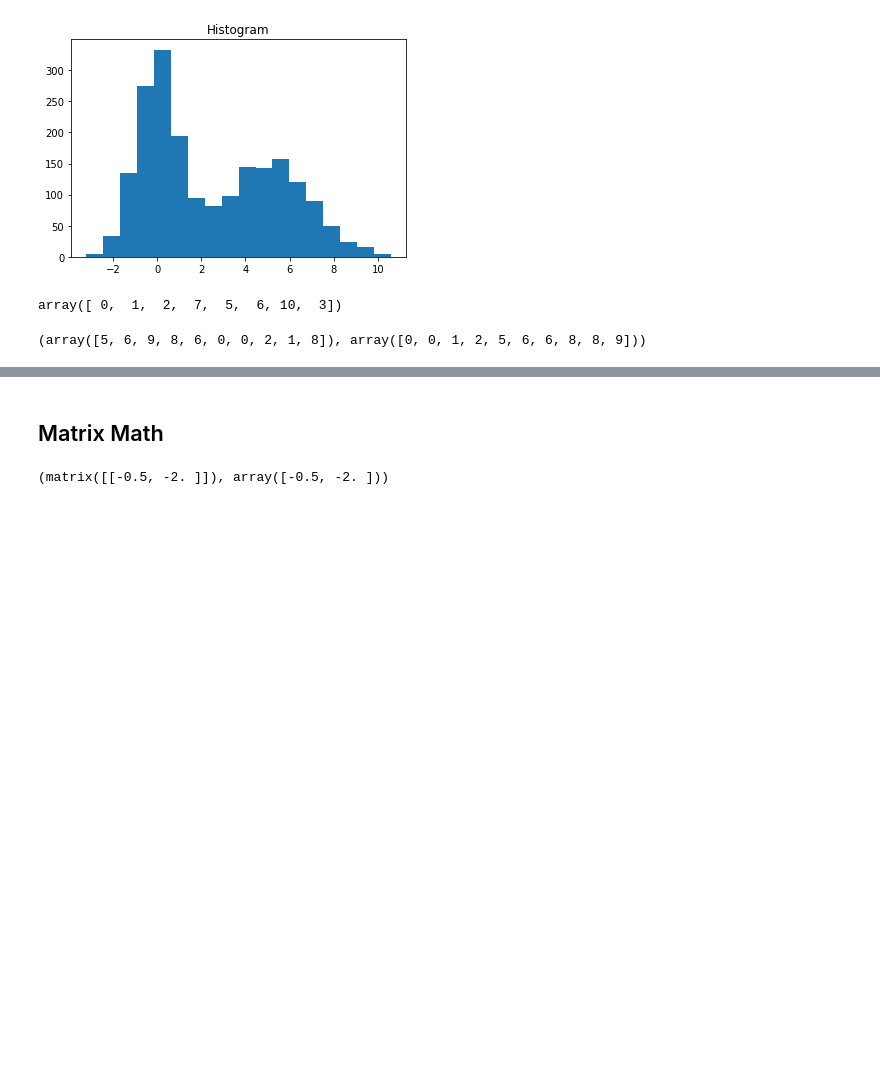
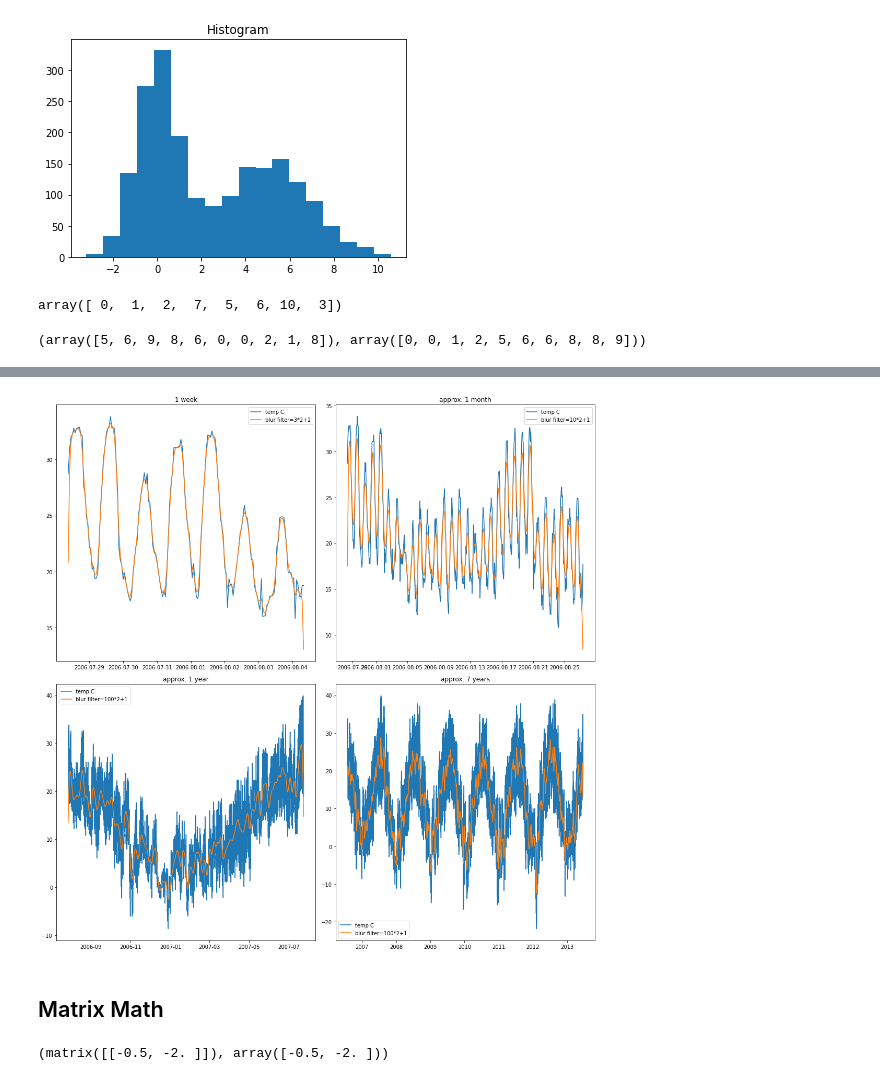
Before and after one commit to fireofearth/document, a Jupyter notebook: python/doc.numpy.ipynb, the cells around one changed output, grey strips where cells are left out. Drawn from its saved outputs; the diff is of its cells as text; code cells hidden in the pictures; blank space fills up the shorter version.

```diff
--- a/python/doc.numpy.ipynb
+++ b/python/doc.numpy.ipynb
@@ -1667,3 +1795,77 @@ ax.plot(f(moving_average(a, n=10), 9))
+# %%
+# read CSV of weather history. See doc.kaggle.ipynb on how to download CSV
+weather_csvfile = "../data/weatherHistory.csv"
+weather_df = pd.read_csv(weather_csvfile)
+weather_df["Formatted Date"] = pd.to_datetime(weather_df["Formatted Date"])
+weather_df.sort_values(by=["Formatted Date"], inplace=True)
+# %%
+# Gaussian blur convolution on weather dataset under different filter parameters.
+
+def kernel_gaussian(N, M, *params):
+    x = np.linspace(-M, M, 2*N + 1)
+    z = scipy.stats.norm.pdf(x, loc=0, scale=1)
+    return z / np.sum(z)
+
+def apply_kernel_1d(x, kernel, *params):
+    z = kernel(*params)
+    y = np.convolve(x, z, mode='full')
+    l = len(z)
+    N = (l - 1 if l % 2 == 1 else l) // 2
+    return y[N:-N], z
+
+flights = sns.load_dataset("flights")
+passengers = flights["passengers"]
+y1, z1 = apply_kernel_1d(passengers, kernel_gaussian, 2, 3)
+y2, z2 = apply_kernel_1d(passengers, kernel_gaussian, 4, 3)
+y3, z3 = apply_kernel_1d(passengers, kernel_gaussian, 8, 3)
+
+N = 5000
+
+fig = plt.figure(figsize=(15, 15))
+ax = fig.add_subplot(221)
+
+_slice = slice(N, N + 7*24)
+datetime = weather_df["Formatted Date"][_slice]
+temperature = weather_df["Temperature (C)"][_slice]
+y1, _ = apply_kernel_1d(temperature, kernel_gaussian, 3, 3)
+ax.plot(datetime, temperature, label="temp C")
+ax.plot(datetime, y1, label="blur filter=3*2+1")
+ax.legend()
+ax.set_title("1 week")
+
+ax = fig.add_subplot(222)
+_slice = slice(N, N + 30*24)
+datetime = weather_df["Formatted Date"][_slice]
+temperature = weather_df["Temperature (C)"][_slice]
+y1, _ = apply_kernel_1d(temperature, kernel_gaussian, 10, 3)
+ax.plot(datetime, temperature, label="temp C")
+ax.plot(datetime, y1, label="blur filter=10*2+1")
+ax.legend()
+ax.set_title("approx. 1 month")
+
+ax = fig.add_subplot(223)
+_slice = slice(N, N + 12*30*24)
+datetime = weather_df["Formatted Date"][_slice]
+temperature = weather_df["Temperature (C)"][_slice]
+y1, _ = apply_kernel_1d(temperature, kernel_gaussian, 100, 3)
+ax.plot(datetime, temperature, label="temp C")
+ax.plot(datetime, y1, label="blur filter=100*2+1")
+ax.legend()
+ax.set_title("approx. 1 year")
+
+ax = fig.add_subplot(224)
+_slice = slice(N, N + 7*12*30*24)
+datetime = weather_df["Formatted Date"][_slice]
+temperature = weather_df["Temperature (C)"][_slice]
+y1, _ = apply_kernel_1d(temperature, kernel_gaussian, 200, 3)
+ax.plot(datetime, temperature, label="temp C")
+ax.plot(datetime, y1, label="blur filter=200*2+1")
+ax.legend()
+ax.set_title("approx. 7 years")
+
+fig.tight_layout()
+# %% [output]
+[figure, added]
 # %% [markdown]
 ## Matrix Math
 # %%
```
Also changed, not shown: parts of 10 cells of this notebook, 11 other files.
